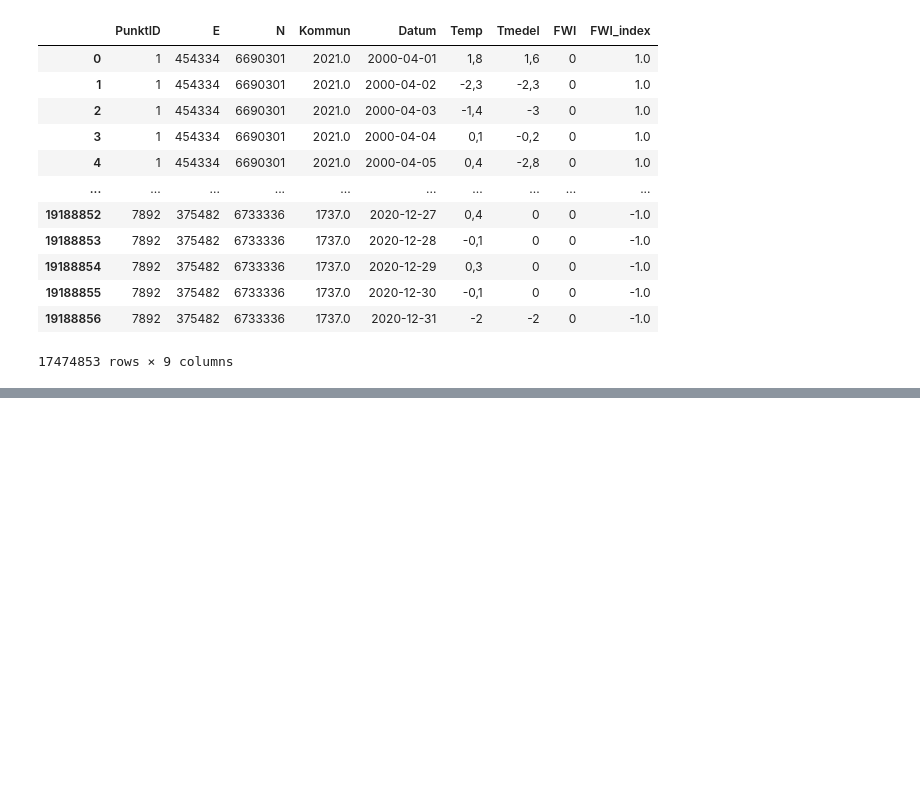
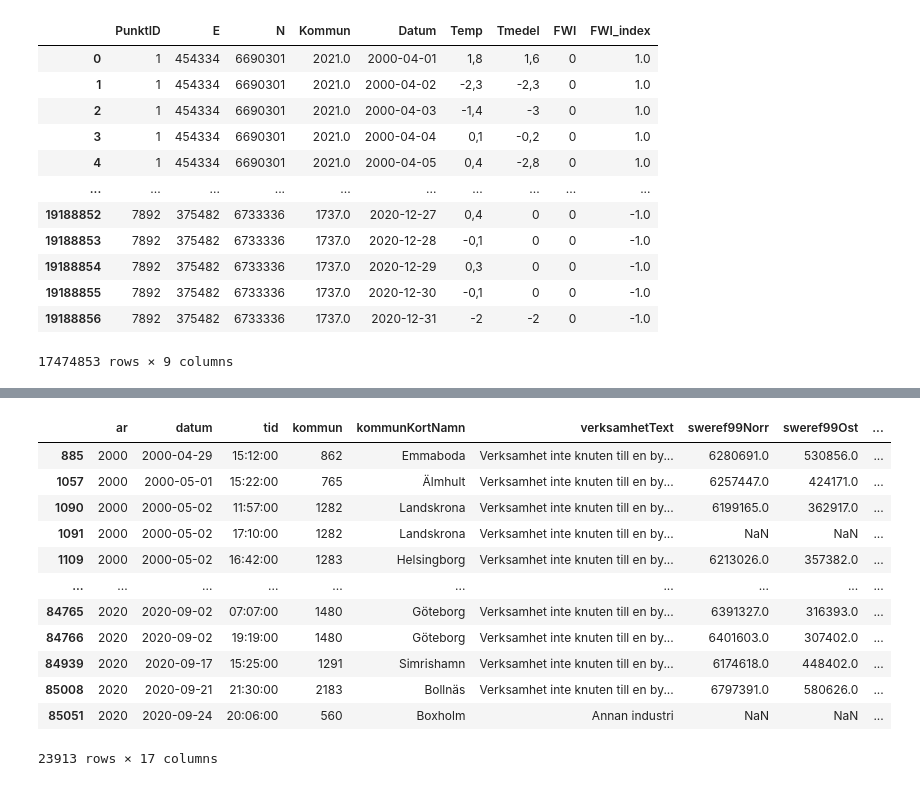
Before and after one commit to Johanil/BDA-Project, a Jupyter notebook: FiresReportedWithRisk.ipynb, the cells around one changed output, grey strips where cells are left out. Drawn from its saved outputs; the diff is of its cells as text; code cells hidden in the pictures; blank space fills up the shorter version.

```diff
--- a/FiresReportedWithRisk.ipynb
+++ b/FiresReportedWithRisk.ipynb
@@ -113,4 +155,18 @@ merged = merged.drop(columns='index')
 # %%
 #It might be interesting to look at the days where the fires of the municipalities FWI_index is above 4
-above4 = merged[merged['FWI_index']>4]
+above4 = merged[merged['FWI_index']>=4]
 above4
+# %% [output]
+|  | ar | datum | tid | kommun | kommunKortNamn | verksamhetText | sweref99Norr | sweref99Ost | ... |
+| 885 | 2000 | 2000-04-29 | 15:12:00 | 862 | Emmaboda | Verksamhet inte knuten till en by... | 6280691.0 | 530856.0 | ... |
+| 1057 | 2000 | 2000-05-01 | 15:22:00 | 765 | Älmhult | Verksamhet inte knuten till en by... | 6257447.0 | 424171.0 | ... |
+| 1090 | 2000 | 2000-05-02 | 11:57:00 | 1282 | Landskrona | Verksamhet inte knuten till en by... | 6199165.0 | 362917.0 | ... |
+| 1091 | 2000 | 2000-05-02 | 17:10:00 | 1282 | Landskrona | Verksamhet inte knuten till en by... | NaN | NaN | ... |
+| 1109 | 2000 | 2000-05-02 | 16:42:00 | 1283 | Helsingborg | Verksamhet inte knuten till en by... | 6213026.0 | 357382.0 | ... |
+| ... | ... | ... | ... | ... | ... | ... | ... | ... | ... |
+| 84765 | 2020 | 2020-09-02 | 07:07:00 | 1480 | Göteborg | Verksamhet inte knuten till en by... | 6391327.0 | 316393.0 | ... |
+| 84766 | 2020 | 2020-09-02 | 19:19:00 | 1480 | Göteborg | Verksamhet inte knuten till en by... | 6401603.0 | 307402.0 | ... |
+| 84939 | 2020 | 2020-09-17 | 15:25:00 | 1291 | Simrishamn | Verksamhet inte knuten till en by... | 6174618.0 | 448402.0 | ... |
+| 85008 | 2020 | 2020-09-21 | 21:30:00 | 2183 | Bollnäs | Verksamhet inte knuten till en by... | 6797391.0 | 580626.0 | ... |
+| 85051 | 2020 | 2020-09-24 | 20:06:00 | 560 | Boxholm | Annan industri | NaN | NaN | ... |
+23913 rows × 17 columns
```
Also changed, not shown: parts of 13 cells of this notebook.
